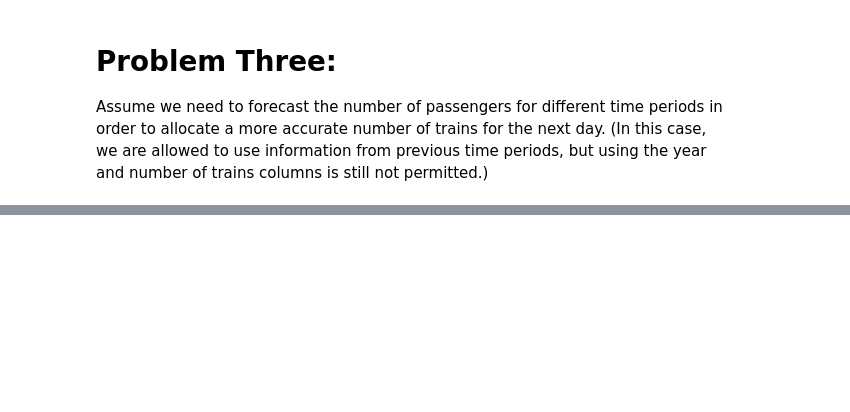
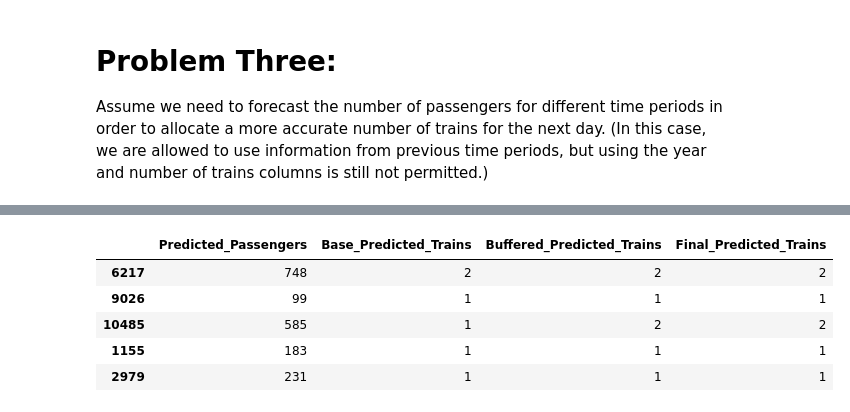
Before and after one commit to AliMSHGH/Optimization_of_Metro_Services, a Jupyter notebook: Optimization_by_Modeling.ipynb, the cells around one changed output, grey strips where cells are left out. Cells and saved outputs as stored; diff of their text form; code cells hidden in the pictures; blank space fills up the shorter version.

```diff
--- a/Optimization_by_Modeling.ipynb
+++ b/Optimization_by_Modeling.ipynb
@@ -201,7 +191,11 @@ def preprocess_and_split_data_p01(df, target_column='Ridership', test_size=0.2,
         X, y,
         test_size=test_size,
         random_state=random_state,
-        stratify=stratify_key_p01
-    )
+        stratify=stratify_key_p01)
+
+    print(f"\nTrain set features (X_train) shape: {X_train.shape}")
+    print(f"Test set features (X_test) shape: {X_test.shape}")
+    print(f"Train set target (y_train) shape: {y_train.shape}")
+    print(f"Test set target (y_test) shape: {y_test.shape}")
 
     return X_train, X_test, y_train, y_test
@@ -338,10 +309,8 @@ def calculate_needed_trains(predicted_passengers_series: pd.Series,
 
     predicted_passengers_int = predicted_passengers_series.astype(int)
 
-    # Create a DataFrame to hold the results
     result_df = pd.DataFrame({
-        'Predicted_Passengers': predicted_passengers_int
-    })
+        'Predicted_Passengers': predicted_passengers_int})
 
     # 1. Calculate the base number of trains needed (minimum required)
     # np.ceil ensures that any fraction of a train needed results in a full additional train.
@@ -383,14 +359,12 @@ y_pred_train_p01.sample(10)
 # %%
 def preprocess_and_split_data_p02(df, target_column='Ridership', train_size=0.8):
-    # Convert Year, Month_Num, and Day to a datetime object
+
     df['Date'] = pd.to_datetime(
         df['Year'].astype(str) + '-' +
         df['Month_Num'].astype(str) + '-' +
         df['Day'].astype(str),
-        errors='coerce'  # Handle potential invalid dates by setting them to NaT
-    )
+        errors='coerce')
 
-    # Drop rows with invalid dates
     df.dropna(subset=['Date'], inplace=True)
 
     # Grouping columns for creating lagged features
@@ -407,13 +381,8 @@ def preprocess_and_split_data_p02(df, target_column='Ridership', train_size=0.8)
     # Lag 14 days (for same day of week, same period, two weeks prior)
     df['Ridership_Lag_14'] = df.groupby(grouping_cols)['Ridership'].shift(14)
 
-    # Drop rows with NaN values in lagged features
     df.dropna(subset=['Ridership_Lag_7', 'Ridership_Lag_14'], inplace=True)
-
-    # Reset index after dropping NaNs
     df.reset_index(drop=True, inplace=True)
-
-    # Sort by Date
     df.sort_values(by=['Date'], inplace=True)
 
     # Define features (X) and target (y)
@@ -430,7 +399,6 @@ def preprocess_and_split_data_p02(df, target_column='Ridership', train_size=0.8)
     X_test = X.iloc[split_point:]
     y_test = y.iloc[split_point:]
 
-    # Print shapes of the resulting datasets
     print(f"\nTrain set features (X_train) shape: {X_train.shape}")
     print(f"Test set features (X_test) shape: {X_test.shape}")
     print(f"Train set target (y_train) shape: {y_train.shape}")
@@ -552,5 +524,5 @@ train_allocation_p02.sample(5)
 # %%
-def preprocess_and_split_data_p03(df, target_column='Ridership', cut_off_date: str = '2022-12-31', train_size=0.8):
+def preprocess_and_split_data_p03(df, target_column='Ridership', train_size=0.8):
 
     df['Date'] = pd.to_datetime(
     df['Year'].astype(str) + '-' +
@@ -603,16 +575,6 @@ def preprocess_and_split_data_p03(df, target_column='Ridership', cut_off_date: s
     X = df.drop(columns=[target_column, 'Year', 'N_trains', 'Date'])
     y = df[target_column]
 
-   #  cut_off_datetime = pd.to_datetime(cut_off_date)
-
-   #  train_mask = df['Date'] <= cut_off_datetime
-   #  X_train = X[train_mask]
-   #  y_train = y[train_mask]
-
-   #  test_mask = df['Date'] > cut_off_datetime
-   #  X_test = X[test_mask]
-   #  y_test = y[test_mask]
-
     # Calculate split point
     split_point = int(len(df) * train_size)
 
@@ -623,7 +585,6 @@ def preprocess_and_split_data_p03(df, target_column='Ridership', cut_off_date: s
     X_test = X.iloc[split_point:]
     y_test = y.iloc[split_point:]
 
-    # Print shapes of the resulting datasets
     print(f"\nTrain set features (X_train) shape: {X_train.shape}")
     print(f"Test set features (X_test) shape: {X_test.shape}")
     print(f"Train set target (y_train) shape: {y_train.shape}")
@@ -725,0 +694,10 @@ R²: 0.8324
+# %%
+train_allocation_p03= calculate_needed_trains(y_pred_final_p03)
+train_allocation_p03.sample(5)
+# %% [output]
+|  | Predicted_Passengers | Base_Predicted_Trains | Buffered_Predicted_Trains | Final_Predicted_Trains |
+| 6217 | 748 | 2 | 2 | 2 |
+| 9026 | 99 | 1 | 1 | 1 |
+| 10485 | 585 | 1 | 2 | 2 |
+| 1155 | 183 | 1 | 1 | 1 |
+| 2979 | 231 | 1 | 1 | 1 |
```
Also changed, not shown: parts of 42 cells of this notebook.
